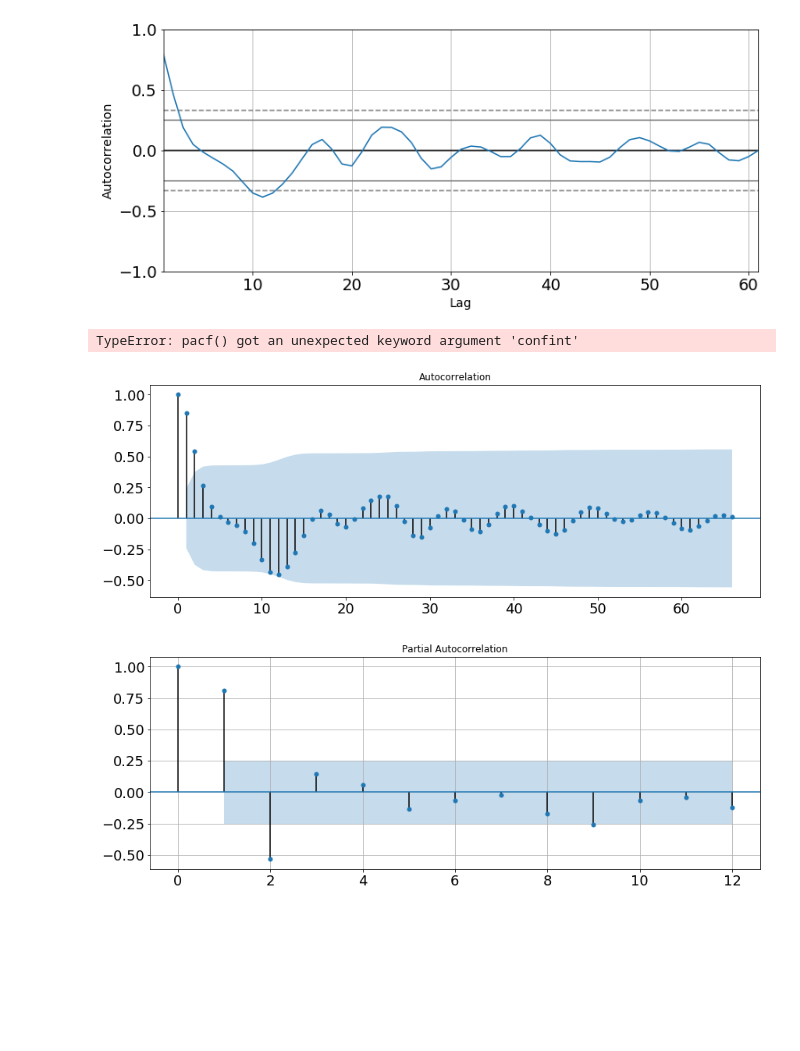
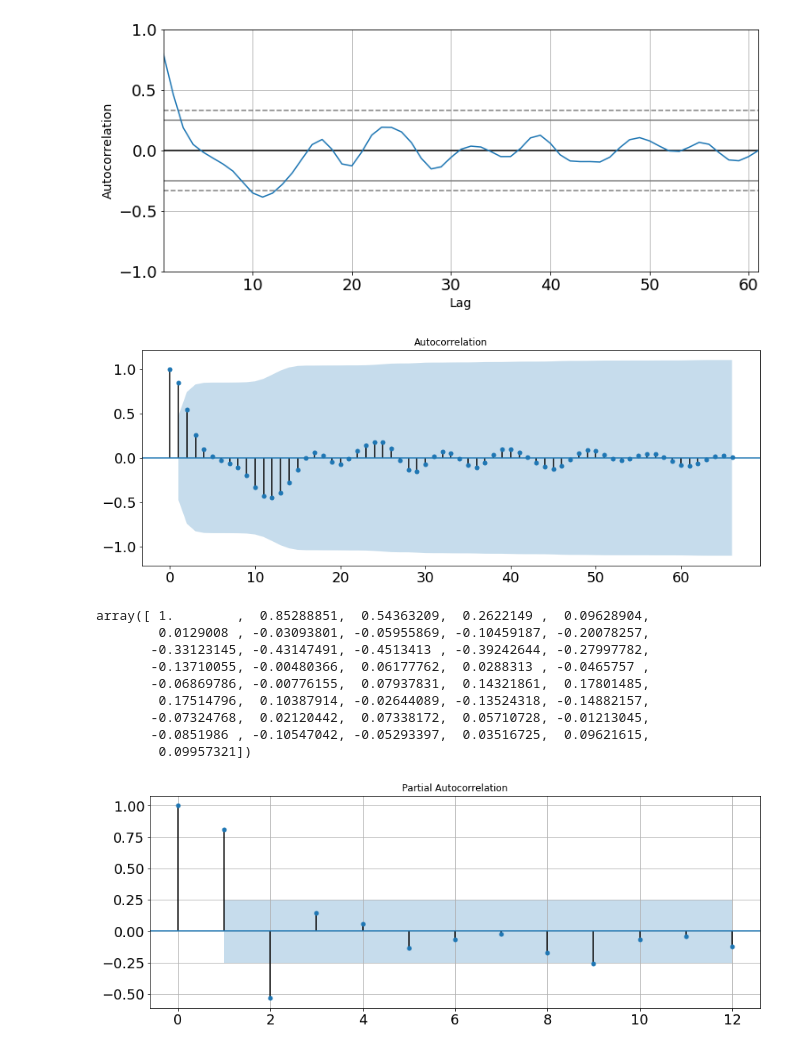
Before and after one commit to angelmanzur/TimeSeries_Zillow_Proj, a Jupyter notebook: Zillow_project-Angel.ipynb, the cells around one changed output. Saved outputs shown, nothing was run; the diff lists cells and outputs as text; code cells hidden in the pictures; blank space fills up the shorter version.

```diff
--- a/Zillow_project-Angel.ipynb
+++ b/Zillow_project-Angel.ipynb
@@ -279,0 +363,32 @@ fig.set_size_inches(15, 12)
+# %%
+results = []
+train_data = []
+test_data =[]
+for zipcode in zipcodes[:4]:
+    time_start = '2012'
+    time_cut = '2017-07'
+    y = dc_df_T[zipcode].resample('MS').mean()
+    y_train = y[time_start:time_cut]
+
+    y_test = y[time_cut:]
+    y_test = y_test[1:]
+
+    # make it stationary
+    name, pvalue, ybest_data = Trend_elimination(y_train)
+    print("{} The best data is the '{}' data set".format(zipcode, name))
+
+    # Get the Parameters on the difference between y and ybest
+    y_diff = y_train - ybest_data
+    y_diff.dropna(inplace=True)
+    p_params = Get_p_params(y_diff)
+    q_params = Get_q_params(y_diff)
+
+    # Fit the MODEL
+    model, best_order, best_seasonal_order = Get_Best_Model(y_train,
+                                                        p_params,
+                                                        q_params)
+
+    result = model.fit()
+    results.append(result)
+    train_data.append(y_train)
+    test_data.append(y_test)
@@ -288,18 +421,29 @@ fig.set_size_inches(15, 12)
 # %%
 from statsmodels.graphics.tsaplots import plot_acf
 from statsmodels.tsa.stattools import acf, pacf
 import statsmodels.api as sm
 # auto_acf = acf(y_diff)
 
 # plot(auto_acf)
-plot_acf(y_diff);
+plot_acf(y_diff,alpha=0.0001);
 # acf, conf_int = sm.tsa.acf(y_diff, confint=0.95)
-# acfvals =  sm.tsa.acf(y_diff,confint=95)
+acfvals , acf_conf=  sm.tsa.acf(y_diff, alpha=0.0001)
 # print(acf(y_diff, confint=95))
-pacf(y_diff,confint=95)
+# pacf(y_diff,confint=95)
 # %% [output]
-TypeError: pacf() got an unexpected keyword argument 'confint'
-[figure, old version]
+[figure, new version]
+# %%
+acfvals
+# %% [output]
+array([ 1.        ,  0.85288851,  0.54363209,  0.2622149 ,  0.09628904,
+        0.0129008 , -0.03093801, -0.05955869, -0.10459187, -0.20078257,
+       -0.33123145, -0.43147491, -0.4513413 , -0.39242644, -0.27997782,
+       -0.13710055, -0.00480366,  0.06177762,  0.0288313 , -0.0465757 ,
+       -0.06869786, -0.00776155,  0.07937831,  0.14321861,  0.17801485,
+        0.17514796,  0.10387914, -0.02644089, -0.13524318, -0.14882157,
+       -0.07324768,  0.02120442,  0.07338172,  0.05710728, -0.01213045,
+       -0.0851986 , -0.10547042, -0.05293397,  0.03516725,  0.09621615,
+        0.09957321])
 # %%
 from statsmodels.graphics.tsaplots import plot_pacf
 from matplotlib.pylab import rcParams
```
Also changed, not shown: parts of 21 cells of this notebook.
